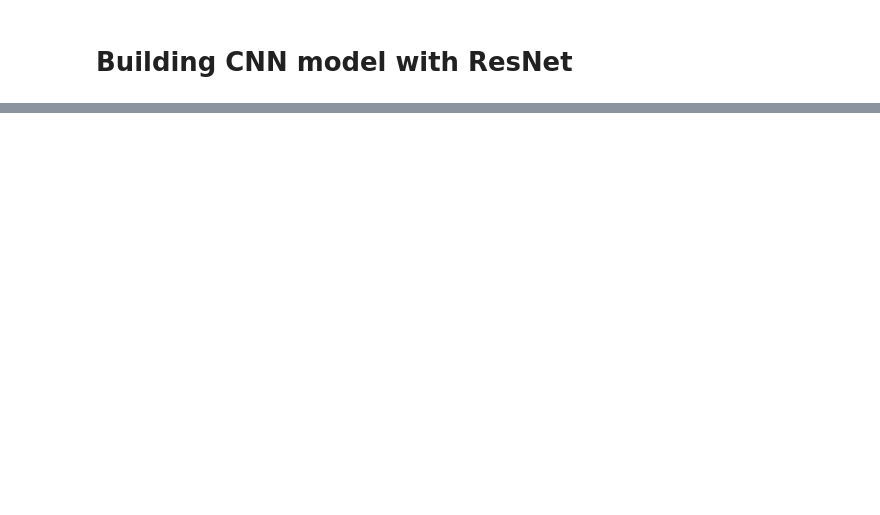
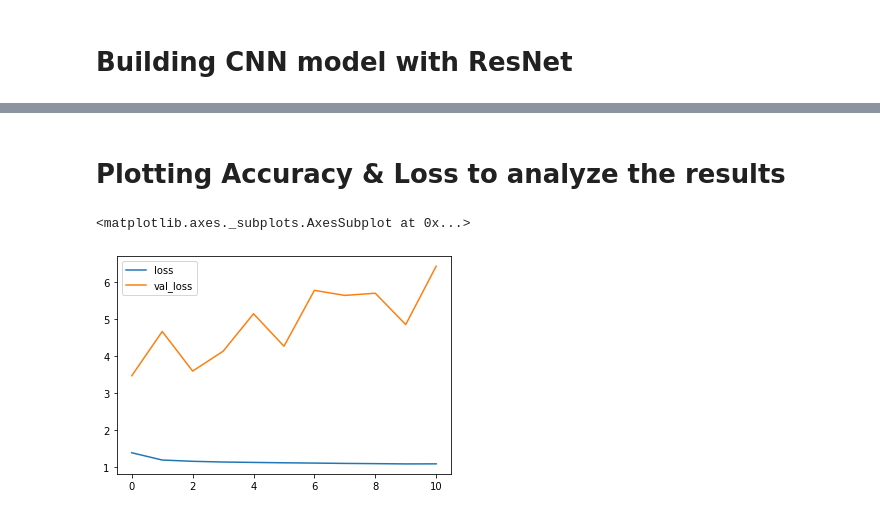
Before and after one commit to Ishansingh438/Face-emotion-recognition, a Jupyter notebook: Ishan_Singh_Face_emotion_recognition.ipynb, the cells around one changed output, grey strips where cells are left out. Drawn from its saved outputs; the diff is of its cells as text; code cells hidden in the pictures; blank space fills up the shorter version.

```diff
--- a/Ishan_Singh_Face_emotion_recognition.ipynb
+++ b/Ishan_Singh_Face_emotion_recognition.ipynb
@@ -161,17 +183,9 @@ batch_size = 32
 
 # selecting colour mode as rgb as resnet is trained on rgb photos and we have grascaled images
 datagen_train = tf.keras.preprocessing.image.ImageDataGenerator(horizontal_flip=True,brightness_range=[0.8,1.2],rescale=1./255)
-train_generator = datagen_train.flow_from_directory(train_dir,
-                                                  target_size=(img_size,img_size),
-                                                  batch_size=batch_size,
-                                                  shuffle=True,
-                                                  color_mode='rgb',
-                                                  class_mode='categorical')
+
+train_generator = datagen_train.flow_from_directory(train_dir,target_size=(img_size,img_size),batch_size=batch_size,shuffle=True,color_mode='rgb',class_mode='categorical')
 
 datagen_validation = tf.keras.preprocessing.image.ImageDataGenerator(horizontal_flip=True,brightness_range=[0.8,1.2],rescale=1./255)
-validation_generator = datagen_train.flow_from_directory(test_dir,
-                                                  target_size=(img_size,img_size),
-                                                  batch_size=batch_size,
-                                                  shuffle=False,
-                                                  color_mode='rgb',
-                                                  class_mode='categorical')
+
+validation_generator = datagen_train.flow_from_directory(test_dir,target_size=(img_size,img_size),batch_size=batch_size,shuffle=False,color_mode='rgb',class_mode='categorical')
@@ -219,8 +274,7 @@ model.summary()
 # %%
 # Compiling the model
 
-model.compile(optimizer='adam', loss='categorical_crossentropy',
-              metrics=['accuracy'])
+model.compile(optimizer='adam', loss='categorical_crossentropy',metrics=['accuracy'])
 # %%
 epochs=50
 steps_per_epoch=train_generator.n//train_generator.batch_size
@@ -231,15 +289,12 @@ validation_steps
 # %%
 # This decreases the learning rate if the model loss does not decrease
-reduce_lr = tf.keras.callbacks.ReduceLROnPlateau(monitor='val_loss', factor=0.1,
-                              patience=10, min_lr=0.00001, mode='auto')
+reduce_lr = tf.keras.callbacks.ReduceLROnPlateau(monitor='val_loss', factor=0.1,patience=10, min_lr=0.00001, mode='auto')
+
 # To save model weights
-checkpoint = tf.keras.callbacks.ModelCheckpoint("model_weights_resnet.h5", monitor='val_accuracy',
-                             save_weights_only=True, mode='max', verbose=1)
-early_stopping= tf.keras.callbacks.EarlyStopping(monitor='val_loss',
-                            min_delta=0,
-                            patience=10,
-                            verbose=1,
-                            restore_best_weights=True)
+checkpoint = tf.keras.callbacks.ModelCheckpoint("model_weights_resnet.h5", monitor='val_accuracy',save_weights_only=True, mode='max', verbose=1)
+
+early_stopping= tf.keras.callbacks.EarlyStopping(monitor='val_loss', min_delta=0,patience=10,verbose=1,restore_best_weights=True)
+
 callbacks = [checkpoint, reduce_lr,early_stopping]
 # %%
 # Fitting the model
@@ -252,0 +326,11 @@ history = model.fit(
+# %% [markdown]
+# Plotting Accuracy & Loss to analyze the results
+# %%
+# saving the history of the model in data frame
+df=pd.DataFrame(model.history.history)
+# %%
+#Plotting Loss
+df[['loss','val_loss']].plot()
+# %% [output]
+<matplotlib.axes._subplots.AxesSubplot at 0x...>
+[figure, added]
```
Also changed, not shown: parts of 21 cells of this notebook.
